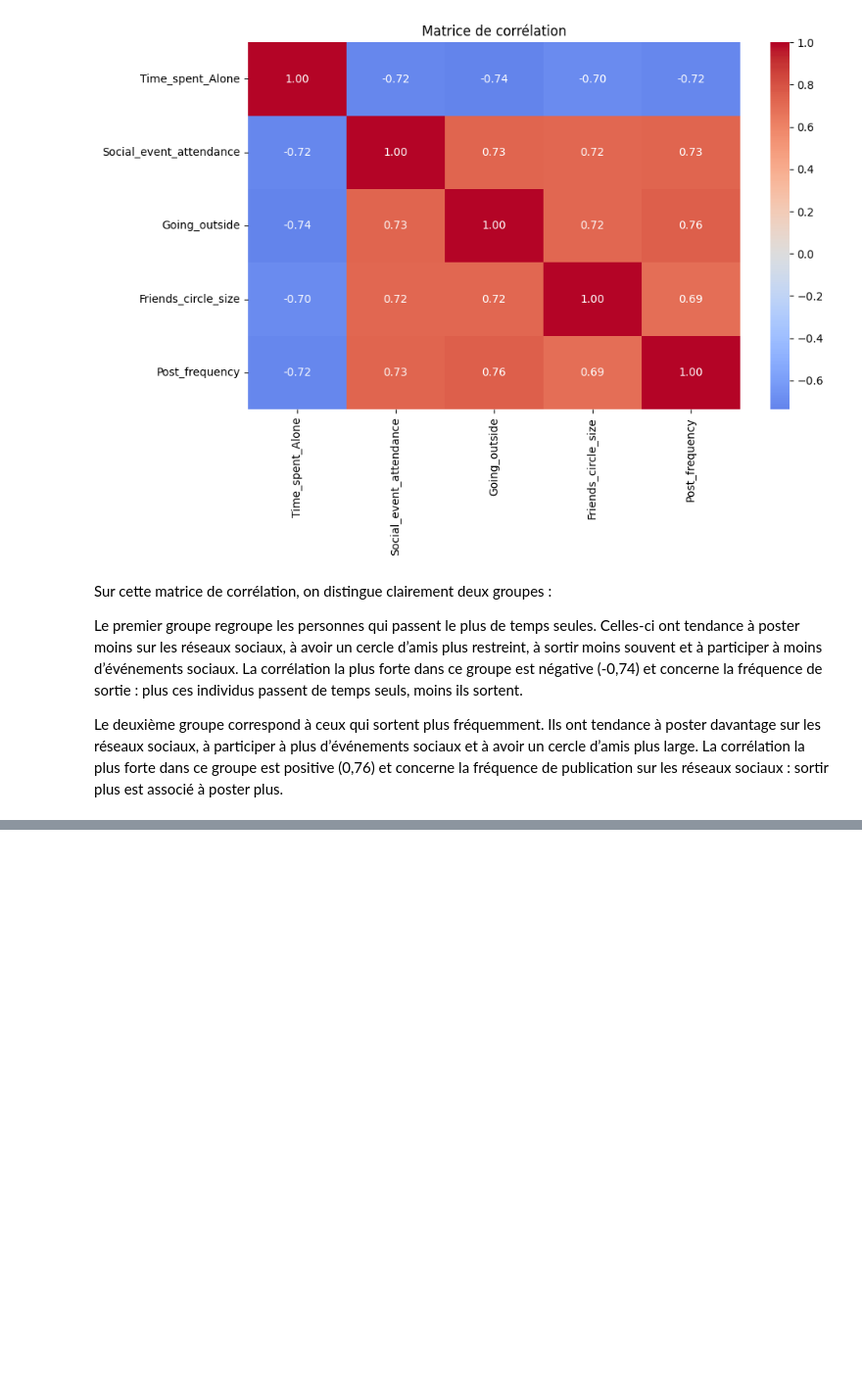
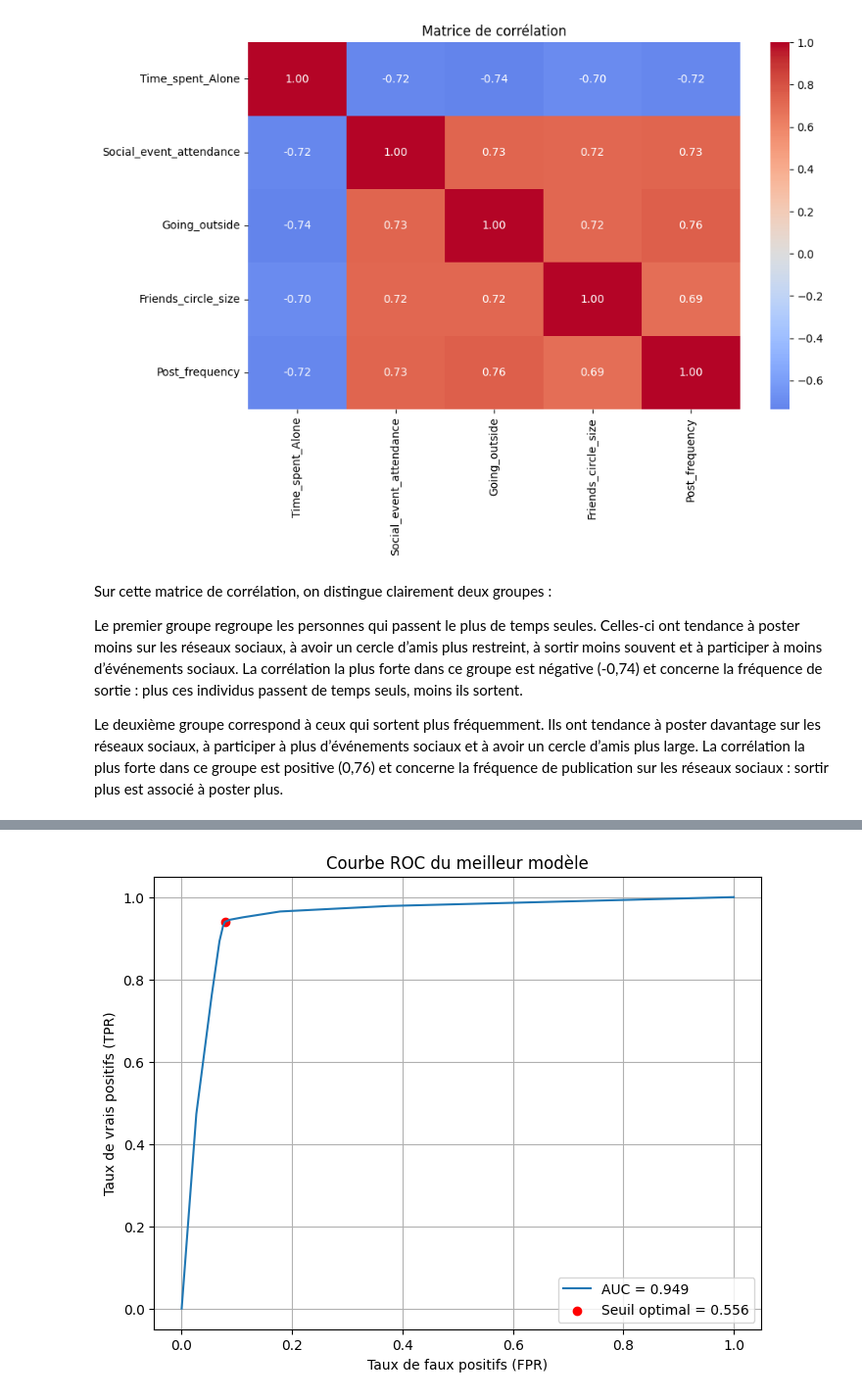
Before and after one commit to LucienLachancee/ML-Extrovert-vs-introvert-Behavior, a Jupyter notebook: ML_personality.ipynb, the cells around one changed output, grey strips where cells are left out. Shown at 98% size. Cells and saved outputs as stored; diff of their text form; code cells hidden in the pictures; blank space fills up the shorter version.

```diff
--- a/ML_personality.ipynb
+++ b/ML_personality.ipynb
@@ -182,0 +356,95 @@ La corrélation la plus forte dans ce groupe est positive (0,76) et concerne la
+# %%
+X = df_encoded.drop(columns=['Personality_Introvert'])
+y = df_encoded['Personality_Introvert']
+
+skf = KFold(n_splits=5, shuffle=True, random_state=42)
+
+pipeline = Pipeline([
+    ('scaler', StandardScaler()),
+    ('knn', KNeighborsClassifier())
+])
+
+param_grid = {
+    'knn__n_neighbors': [3, 5, 7, 9],
+    'knn__weights': ['uniform', 'distance'],
+    'knn__metric': ['euclidean', 'manhattan']
+}
+
+scoring = {
+    'accuracy': 'accuracy',
+    'neg_log_loss': 'neg_log_loss',
+    'precision': make_scorer(precision_score, average='binary'),
+    'recall': make_scorer(recall_score, average='binary'),
+    'f1': make_scorer(f1_score, average='binary')
+}
+
+grid = GridSearchCV(
+    estimator=pipeline,
+    param_grid=param_grid,
+    cv=skf,
+    scoring=scoring,
+    refit = 'f1',
+    n_jobs=-1,
+    verbose=1
+)
+
+grid.fit(X, y)
+print("Meilleurs paramètres KNN :", grid.best_params_)
+print("Meilleur score F1 (GridSearchCV) :", round(grid.best_score_, 4))
+
+best_knn = grid.best_estimator_
+
+y_true_all = []
+y_prob_all = []
+
+for train_idx, test_idx in skf.split(X, y):
+    X_train, X_test = X.iloc[train_idx], X.iloc[test_idx]
+    y_train, y_test = y.iloc[train_idx], y.iloc[test_idx]
+
+    best_knn.fit(X_train, y_train)
+    y_prob = best_knn.predict_proba(X_test)[:, 1]
+
+    y_true_all.extend(y_test)
+    y_prob_all.extend(y_prob)
+
+y_true_all = np.array(y_true_all)
+y_prob_all = np.array(y_prob_all)
+
+fpr, tpr, thresholds = roc_curve(y_true_all, y_prob_all)
+optimal_idx = np.argmax(tpr - fpr)
+optimal_threshold = thresholds[optimal_idx]
+
+print("Seuil optimal (tpr - fpr max) :", round(optimal_threshold, 3))
+
+
+y_pred_final = (y_prob_all >= optimal_threshold).astype(int)
+
+accuracy = accuracy_score(y_true_all, y_pred_final)
+precision = precision_score(y_true_all, y_pred_final)
+recall = recall_score(y_true_all, y_pred_final)
+f1 = f1_score(y_true_all, y_pred_final)
+
+print(f"Accuracy : {accuracy:.4f}")
+print(f"Precision : {precision:.4f}")
+print(f"Recall : {recall:.4f}")
+print(f"F1-score : {f1:.4f}")
+
+cm = confusion_matrix(y_true_all, y_pred_final)
+
+roc_auc = auc(fpr, tpr)
+
+plt.figure(figsize=(8,6))
+plt.plot(fpr, tpr, label=f'AUC = {roc_auc:.3f}')
+plt.scatter(fpr[optimal_idx], tpr[optimal_idx], color='red', label=f'Seuil optimal = {optimal_threshold:.3f}')
+plt.xlabel('Taux de faux positifs (FPR)')
+plt.ylabel('Taux de vrais positifs (TPR)')
+plt.title('Courbe ROC du meilleur modèle')
+plt.legend(loc='lower right')
+plt.grid(True)
+plt.show()
+
+disp = ConfusionMatrixDisplay(confusion_matrix=cm, display_labels=best_knn.classes_)
+disp.plot(cmap=plt.cm.Blues)
+plt.title("Matrice de confusion")
+plt.show()
+# %% [output]
@@ -182,0 +459 @@ La corrélation la plus forte dans ce groupe est positive (0,76) et concerne la
+[figure, added]
```
Also changed, not shown: parts of 19 cells of this notebook, 2 other files.
